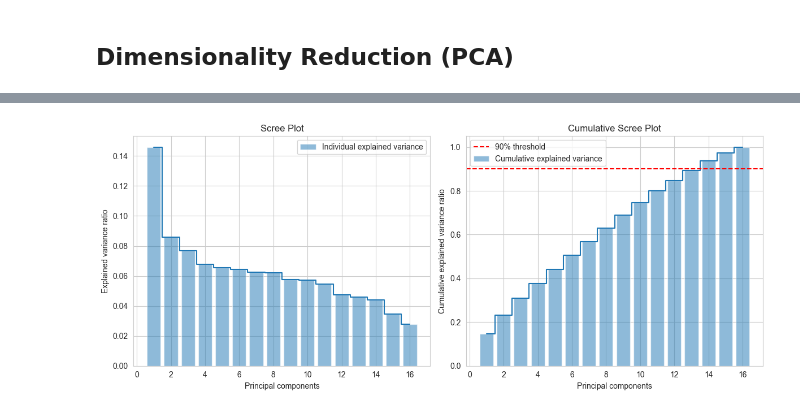
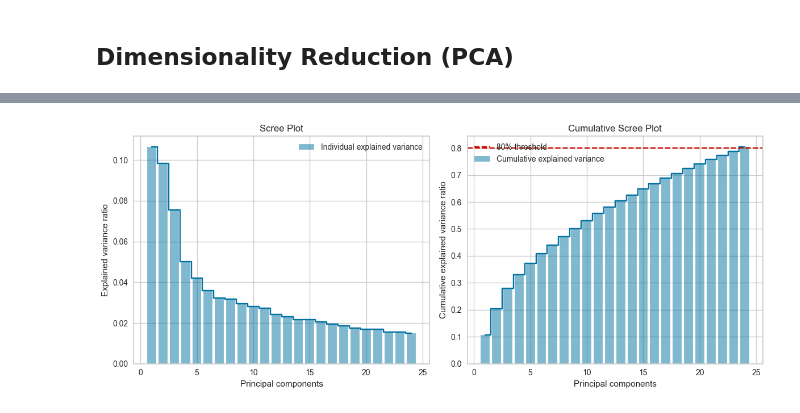
Before and after one commit to KonradKlein91/ml_unservised_learning, a Jupyter notebook: main.ipynb, the cells around one changed output, grey strips where cells are left out. Drawn from its saved outputs; the diff is of its cells as text; code cells hidden in the pictures.

```diff
--- a/main.ipynb
+++ b/main.ipynb
@@ -652,6 +661,9 @@ df['gender'] = df['gender'].replace(other_values, 'Others')
 
 # replace missing values for three rows for gender with the mode Male
 df['gender'] = df['gender'].replace(np.nan, 'Male')
+
+# I later decided to drop "Other" gender
+df = df[df['gender']!= 'Others']
 # %%
 # Set the style for the plot
 sns.set_style("whitegrid")
@@ -1012,12 +1032,11 @@ def create_binary_columns(df, column_name):
 # List of columns to convert
 columns_to_convert = [
     'emp_discussed_mh', 'anonymity_protected', 'mh_resources', 'leave_difficulty',
-    'neg_consequences_mental_discuss', 'neg_consequences_physical_discuss',
+    'neg_consequences_mental_discuss',
     'comfortable_discuss_coworkers', 'comfortable_discuss_supervisors',
     'emp_mh_seriously', 'observed_neg_consequences', 'mention_discuss_physical_interview',
     'mention_discuss_mh_interview', 'mh_hurt_career', 'coworkers_view_negatively',
-    'family_history', 'work_interference_treated', 'work_interference_untreated',
-    'gender', 'remote_work'
+    'family_history', 'gender', 'remote_work'
 ]
 
 # Apply the conversion to each column
@@ -1207,16 +1228,35 @@ memory usage: 369.3 KB
 # %% [markdown]
 ## Dimensionality Reduction (PCA)
 # %%
-# Standardize the features
-scaler = StandardScaler()
-X_std = scaler.fit_transform(X)
+X = df.values
 
-# Fit PCA
-pca = PCA().fit(X_std)
+# Get the index of the age column
+age_column_idx = df.columns.get_loc('age')
+
+# Create column transformer
+preprocessor = ColumnTransformer(
+    transformers=[
+        ('num', StandardScaler(), [age_column_idx]),  # Standardize age
+        ('bin', 'passthrough', [i for i in range(X.shape[1]) if i != age_column_idx])  # Pass through others
+    ])
+
+# Transform the data
+X_std = preprocessor.fit_transform(X)
+
+# Fit initial PCA to get explained variance ratios
+pca_initial = PCA().fit(X_std)
+cumulative_variance = np.cumsum(pca_initial.explained_variance_ratio_)
+
+# Find number of components needed for 80% variance
+n_components_80 = np.argmax(cumulative_variance >= 0.8) + 1
+print(f"\nComponents needed for 80% variance: {n_components_80}")
+
+# Fit PCA with optimal number of components
+pca = PCA(n_components=n_components_80).fit(X_std)
 
 # Extract the explained variance ratios
 var_exp = pca.explained_variance_ratio_
-print("Explained variance ratios:")
+print("\nExplained variance ratios:")
 print(var_exp)
 
 # Calculate the explained cumulative variance
@@ -1226,6 +1266,24 @@ print(cum_var_exp)
 
 # Create an array for x-axis (PC1 to PCn)
 components = range(1, len(var_exp) + 1)
+
+# Create a table of cumulative explained variance
+table_data = []
+reached_80 = False
+for i, (comp, cum_var) in enumerate(zip(components, cum_var_exp), 1):
+    if cum_var >= 0.8 and not reached_80:
+        reached_80 = True
+        marker = "* (80% threshold)"
+    else:
+        marker = ""
+    table_data.append([i, cum_var, marker])
+
+# Create a DataFrame for the table
+table_df = pd.DataFrame(table_data, columns=['PC', 'Cumulative Explained Variance', 'Threshold'])
+
+# Print the table
+print("\nCumulative Explained Variance by Principal Component:")
+print(table_df.to_string(index=False))
 
 # Create the plot
 plt.figure(figsize=(12, 5))
@@ -1246,9 +1304,32 @@ plt.step(components, cum_var_exp, where='mid', label='')
 plt.ylabel('Cumulative explained variance ratio')
 plt.xlabel('Principal components')
 plt.title('Cumulative Scree Plot')
-plt.axhline(y=0.9, color='r', linestyle='--', label='90% threshold')
+plt.axhline(y=0.8, color='r', linestyle='--', label='80% threshold')
 plt.legend(loc='best')
 
 plt.tight_layout()
 plt.show()
+
+# Transform data with optimal number of components
+X_pca = pca.transform(X_std)
+
+# Calculate feature importance
+feature_importance = np.abs(pca.components_).sum(axis=0)
+feature_importance = 100.0 * (feature_importance / feature_importance.sum())
+
+# Get feature names
+feature_names = df.columns
+
+# Create a dataframe of feature importances
+feature_importance_df = pd.DataFrame({'feature': feature_names, 'importance': feature_importance})
+feature_importance_df = feature_importance_df.sort_values('importance', ascending=False)
+
+# Print feature importances
+print("\nFeature Importances:")
+print(feature_importance_df.to_string(index=False))
+
+# Store the transformed data with optimal components
+X_pca_optimal = X_pca
+
+print("\nShape of transformed data:", X_pca_optimal.shape)
 # %% [output]
@@ -1264 +1353 @@ Cumulative explained variance:
-[figure, old version]
+[figure, new version]
```
Also changed, not shown: parts of 35 cells of this notebook.
